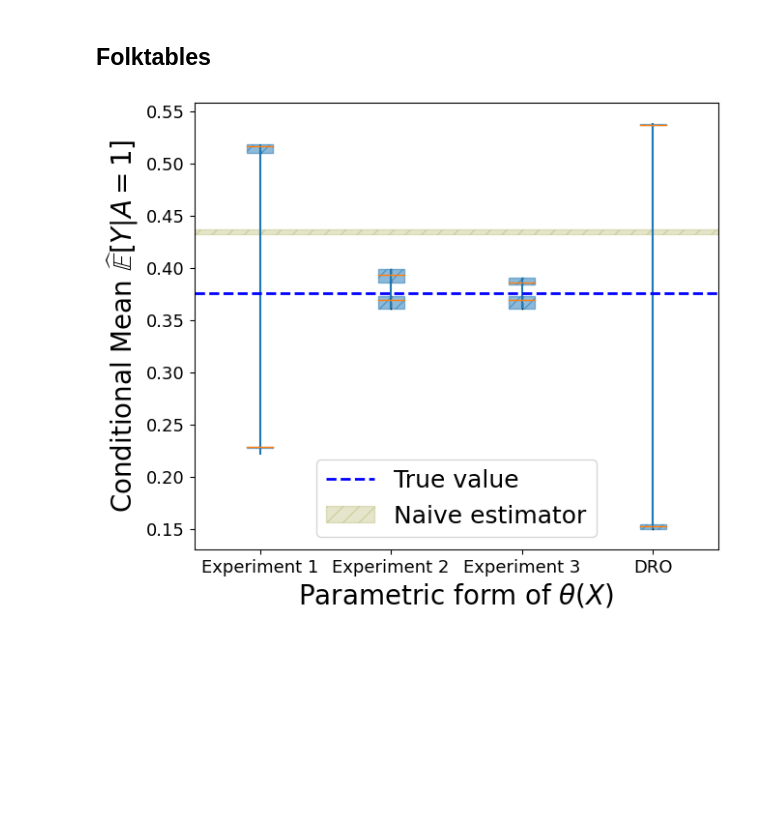
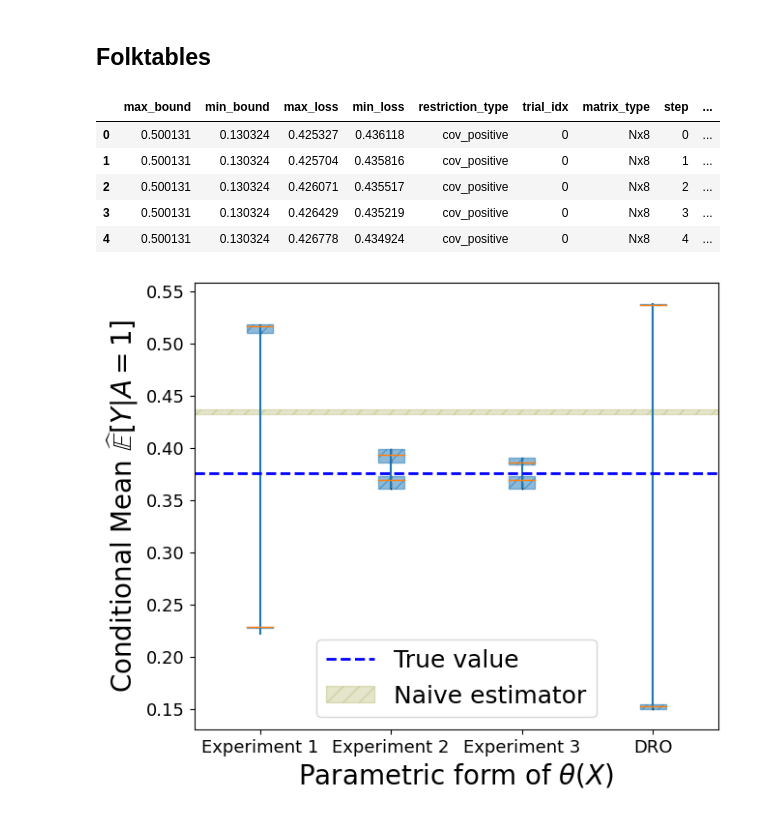
Before and after one commit to secg5/inference_contrained_distribution_shift, a Jupyter notebook: plotting/paper_plots.ipynb, the cells around one changed output. Saved outputs shown, nothing was run; the diff lists cells and outputs as text; code cells hidden in the pictures; blank space fills up the shorter version.

```diff
--- a/plotting/paper_plots.ipynb
+++ b/plotting/paper_plots.ipynb
@@ -32,5 +74,15 @@ utils.generate_theta_plots_4_5_6(
 # %% [markdown]
 ## Folktables
+# %%
+plotting_df = pd.read_csv("../experiment_artifacts/Sep24-1905/plotting_df.csv")
+plotting_df.head()
+# %% [output]
+|  | max_bound | min_bound | max_loss | min_loss | restriction_type | trial_idx | matrix_type | step | ... |
+| 0 | 0.500131 | 0.130324 | 0.425327 | 0.436118 | cov_positive | 0 | Nx8 | 0 | ... |
+| 1 | 0.500131 | 0.130324 | 0.425704 | 0.435816 | cov_positive | 0 | Nx8 | 1 | ... |
+| 2 | 0.500131 | 0.130324 | 0.426071 | 0.435517 | cov_positive | 0 | Nx8 | 2 | ... |
+| 3 | 0.500131 | 0.130324 | 0.426429 | 0.435219 | cov_positive | 0 | Nx8 | 3 | ... |
+| 4 | 0.500131 | 0.130324 | 0.426778 | 0.434924 | cov_positive | 0 | Nx8 | 4 | ... |
 # %%
 utils.generate_theta_plots_1_2_3(
     base_path="../experiment_artifacts/", timestamp="Sep19-2240"
```
Also changed, not shown: parts of 7 cells of this notebook, 4 other files.
